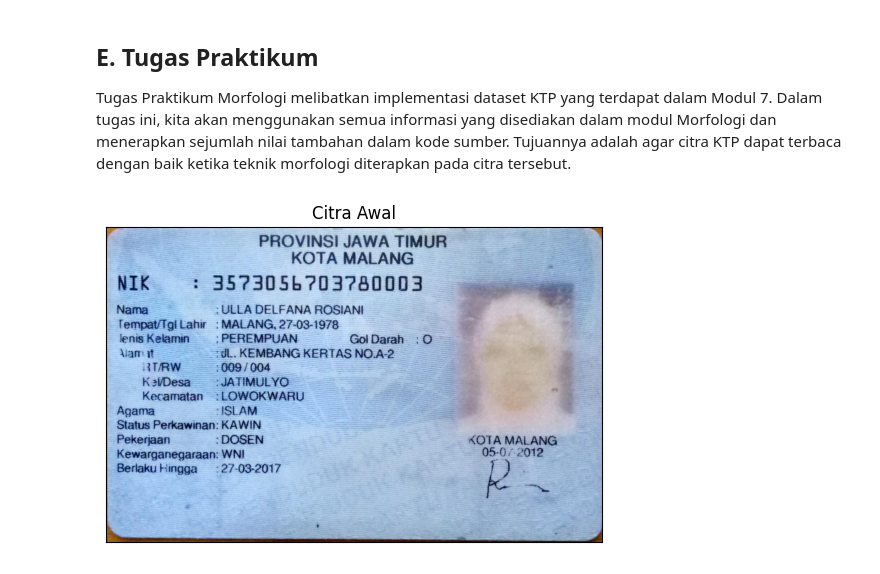
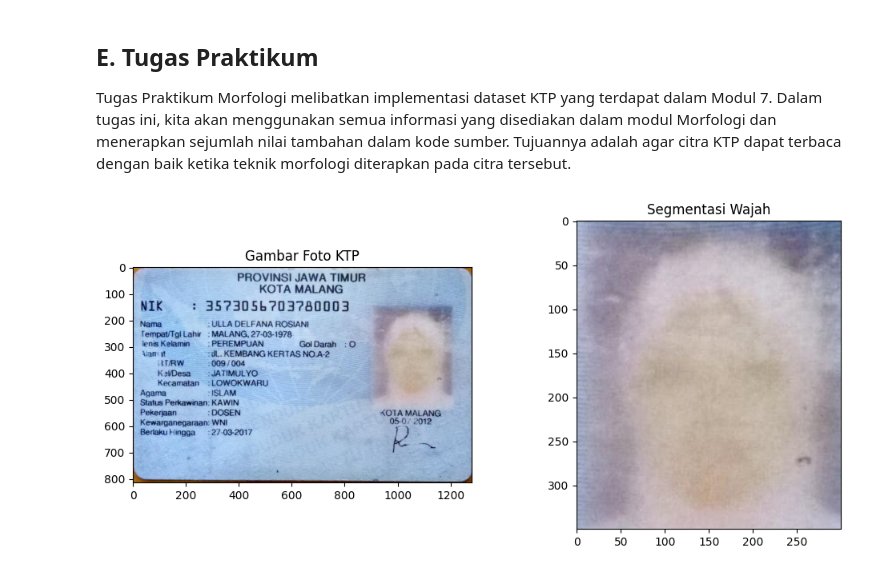
Before and after one commit to RizqiRHuda/PVCK_Semester5, a Jupyter notebook: week8.ipynb, the cells around one changed output. Saved outputs shown, nothing was run; the diff lists cells and outputs as text; code cells hidden in the pictures.

```diff
--- a/week8.ipynb
+++ b/week8.ipynb
@@ -613,12 +613,33 @@ plt.show()
 # %% [markdown]
 ## **E.  Tugas Praktikum**
 Tugas Praktikum Morfologi melibatkan implementasi dataset KTP yang terdapat dalam Modul 7. Dalam tugas ini, kita akan menggunakan semua informasi yang disediakan dalam modul Morfologi dan menerapkan sejumlah nilai tambahan dalam kode sumber. Tujuannya adalah agar citra KTP dapat terbaca dengan baik ketika teknik morfologi diterapkan pada citra tersebut.
-# %%
-original = '/content/drive/MyDrive/img_python/content/img_week8/KTP rosi.jpeg'
-img = cv2.imread(original)
-img_ktp = cv.cvtColor(img,cv.COLOR_BGR2RGB)
-plt.imshow(img_ktp, cmap="gray")
-plt.title('Citra Awal'), plt.xticks([]), plt.yticks([])
-plt.show()
-# %% [output]
-[figure, removed]
+# %%
+import cv2
+import numpy as np
+import matplotlib.pyplot as plt
+
+# Lokasi file gambar asli
+original = '/content/drive/MyDrive/img_python/content/img_week8/KTP rosi.jpeg'
+
+# Membaca gambar asli
+img = cv2.imread(original)
+img_ktp = cv2.cvtColor(img, cv2.COLOR_BGR2RGB)
+
+# Koordinat yang mencakup wilayah wajah
+x1, y1, x2, y2 = 900, 150, 1200, 500
+
+# Melakukan cropping (segmentasi) berdasarkan koordinat tersebut
+cropped_ktp = img_ktp[y1:y2, x1:x2]
+
+plt.figure(figsize=(12, 5))
+plt.subplot(1, 2, 1)
+plt.title("Gambar Foto KTP")
+plt.imshow(img_ktp)
+
+# Menampilkan gambar yang telah di-segmentasi
+plt.subplot(1, 2, 2)
+plt.title("Segmentasi Wajah")
+plt.imshow(cropped_ktp)
+plt.show()
+# %% [output]
+[figure, added]
```
Also changed, not shown: parts of 2 cells of this notebook.
